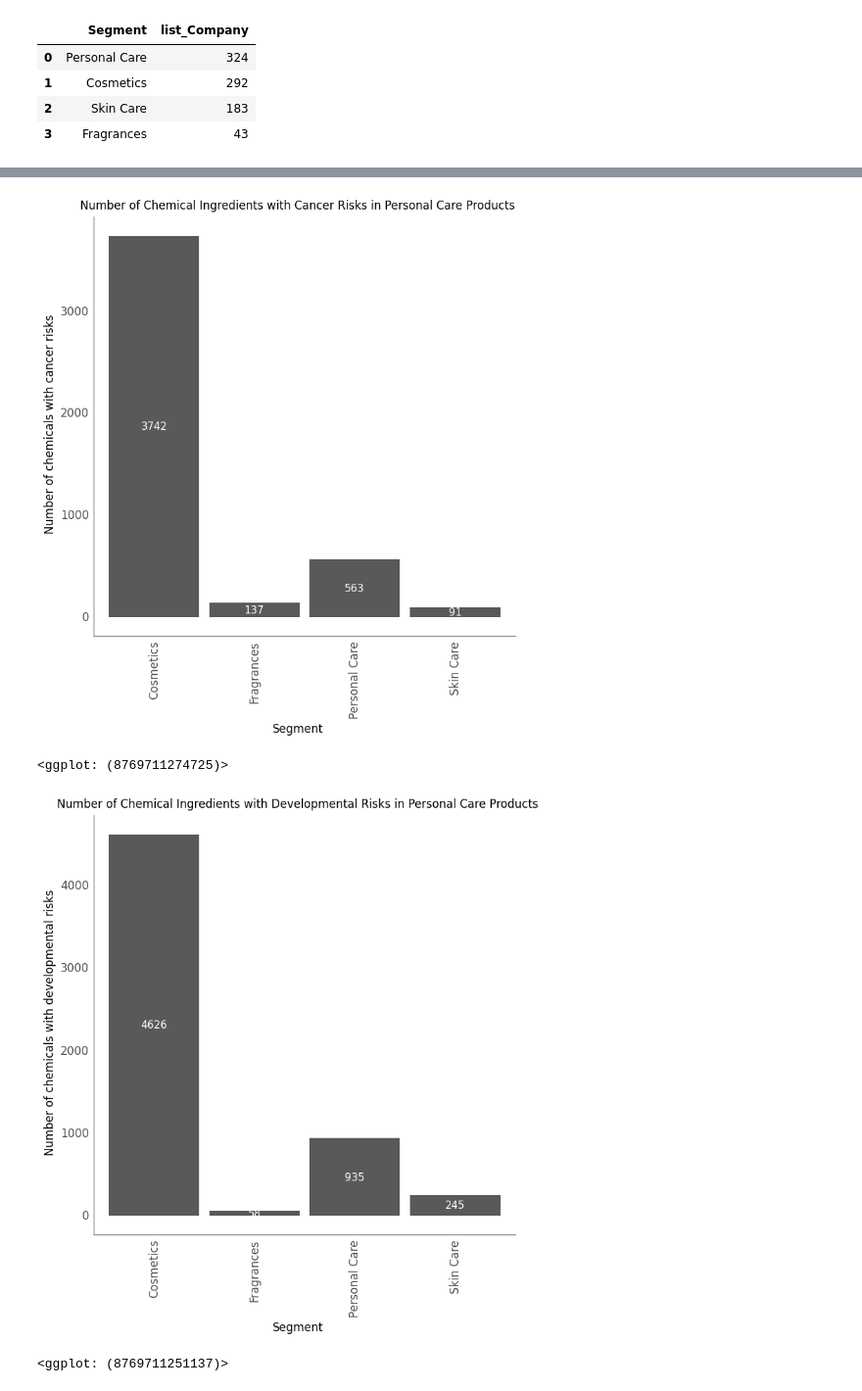
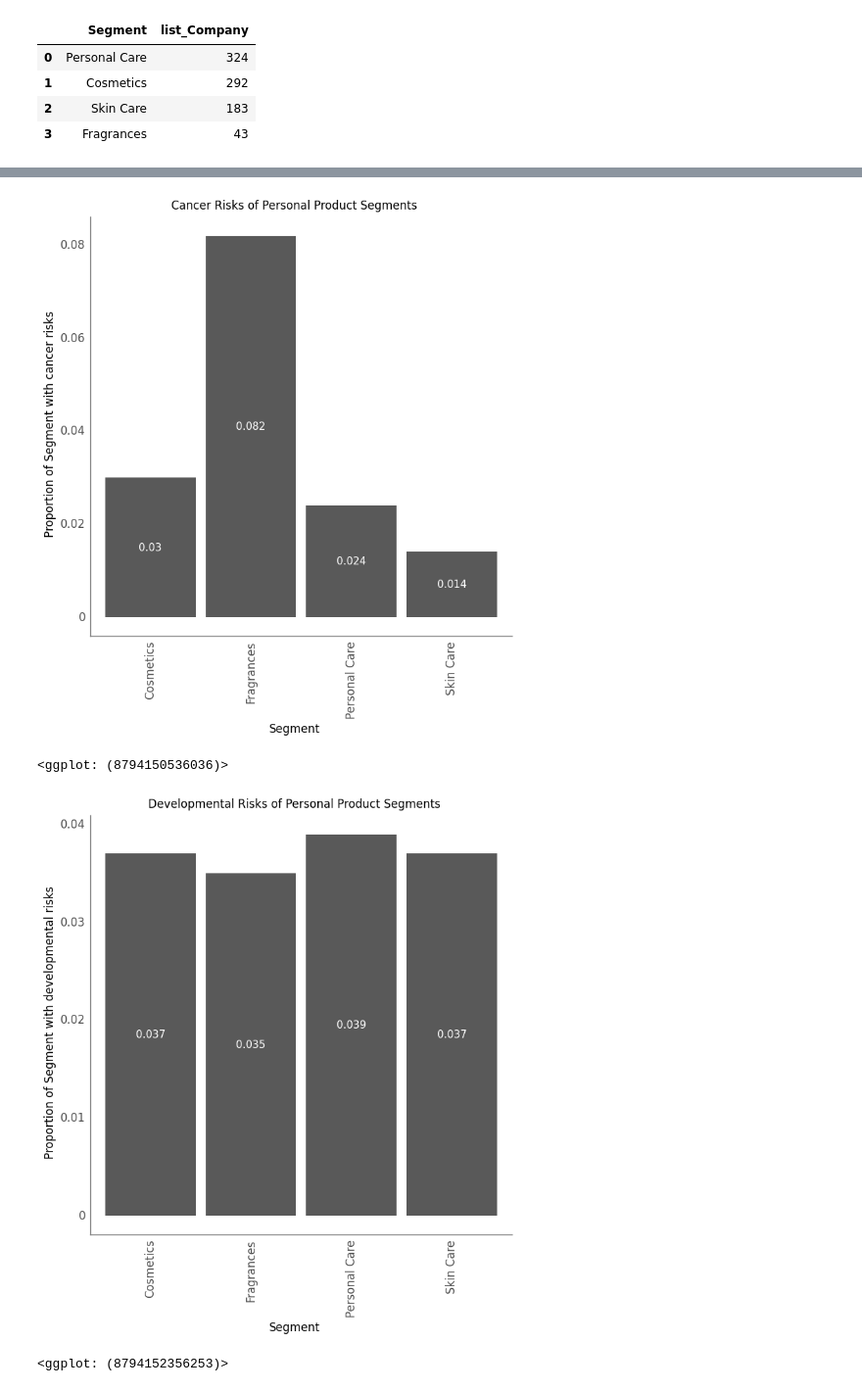
Before and after one commit to envirodatascience/final-project-env617_personalcareproducts, a Jupyter notebook: ENV_617_Final_Project_PersonalCareProducts_pynb.ipynb, the cells around one changed output, grey strips where cells are left out. Shown at 98% size. Cells and saved outputs as stored; diff of their text form; code cells hidden in the pictures.

```diff
--- a/ENV_617_Final_Project_PersonalCareProducts_pynb.ipynb
+++ b/ENV_617_Final_Project_PersonalCareProducts_pynb.ipynb
@@ -265,5 +264,6 @@ df_prim_category_chemicals_risks.reset_index()
 # %%
 #Which segment has the highest number of chemicals with cancer and developmental risk
-df_segment_chemicals_risks = df_chemicals_risks_merge.groupby('Segment', as_index=False).agg(n_cancer=('cancer','sum'),n_developmental=('developmental','sum'))
+df_segment_chemicals_risks = df_chemicals_risks_merge.groupby('Segment', as_index=False).agg(avg_cancer=('cancer','mean'),avg_developmental=('developmental','mean'))
+df_segment_chemicals_risks[['avg_cancer','avg_developmental']] = round(df_segment_chemicals_risks[['avg_cancer','avg_developmental']], 3)
 df_segment_chemicals_risks.reset_index()
 # %% [output]
@@ -735,14 +693,14 @@ df_segment_chemicals_risks
 # %%
-#bar chart - # of reported ingredients with cancer risks per segment
+#bar chart - Proportion reported ingredients with cancer risks per segment
 plotnine.options.figure_size = (8, 8)
 
 p= (
-    ggplot(df_segment_chemicals_risks, aes(x='Segment', y='n_cancer', label='n_cancer')) # labels argument puts data labels on bars
+    ggplot(df_segment_chemicals_risks, aes(x='Segment', y='avg_cancer', label='avg_cancer')) # labels argument puts data labels on bars
       + geom_bar(stat='identity') # arranges aes() maps into bar geometry
       + geom_text(position=position_stack(vjust=.5), color='white') # adjusts the positioning and color of the data labels
       + xlab("Segment") # adds x axis label
-      + ylab("Number of chemicals with cancer risks") # adds y axis label
-      + ggtitle("Number of Chemical Ingredients with Cancer Risks in Personal Care Products") # adds chart title
+      + ylab("Proportion of Segment with cancer risks") # adds y axis label
+      + ggtitle("Cancer Risks of Personal Product Segments") # adds chart title
       + theme_classic() # predefined 'look and feel' format. theme_classic() is very simple. See for more: https://plotnine.readthedocs.io/en/stable/api.html#themes
       + theme(axis_text_x = element_text(angle = 90, vjust = 1, hjust=.5),
               axis_line=element_line(color="gray"), # further adjusts theme_classic() - axis line white
@@ -752,27 +710,27 @@ p= (
 
 p
 # %% [output]
-[figure, old version]
+[figure, new version]
-<ggplot: (8769711274725)>
+<ggplot: (8794150536036)>
 # %%
 #bar chart - # of reported ingredients with developmental risks per segment
 plotnine.options.figure_size = (8, 8)
 
 p= (
-    ggplot(df_segment_chemicals_risks, aes(x='Segment', y='n_developmental', label='n_developmental')) # labels argument puts data labels on bars
+    ggplot(df_segment_chemicals_risks, aes(x='Segment', y='avg_developmental', label='avg_developmental')) # labels argument puts data labels on bars
       + geom_bar(stat='identity') # arranges aes() maps into bar geometry
       + geom_text(position=position_stack(vjust=.5), color='white') # adjusts the positioning and color of the data labels
       + xlab("Segment") # adds x axis label
-      + ylab("Number of chemicals with developmental risks") # adds y axis label
-      + ggtitle("Number of Chemical Ingredients with Developmental Risks in Personal Care Products") # adds chart title
+      + ylab("Proportion of Segment with developmental risks") # adds y axis label
+      + ggtitle("Developmental Risks of Personal Product Segments") # adds chart title
       + theme_classic() # predefined 'look and feel' format. theme_classic() is very simple. See for more: https://plotnine.readthedocs.io/en/stable/api.html#themes
       + theme(axis_text_x = element_text(angle = 90, vjust = 1, hjust=.5),
               axis_line=element_line(color="gray"), # further adjusts theme_classic() - axis line white
               axis_ticks=element_line (color ="white"), # further adjusts theme_classic() - axis ticks white
               text=element_text(size = 12))
   )
 
 p
 # %% [output]
-[figure, old version]
+[figure, new version]
-<ggplot: (8769711251137)>
+<ggplot: (8794152356253)>
```
Also changed, not shown: parts of 16 cells of this notebook.
